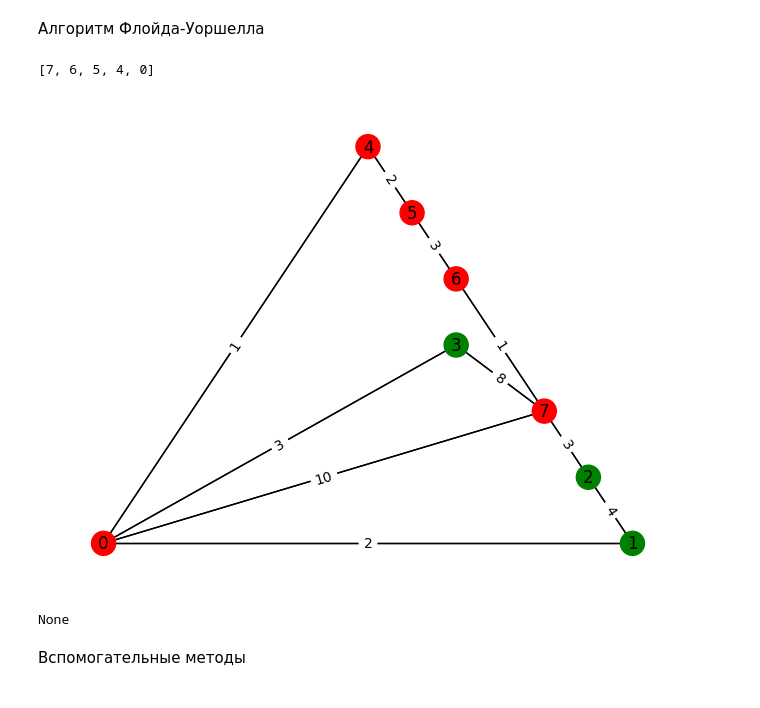
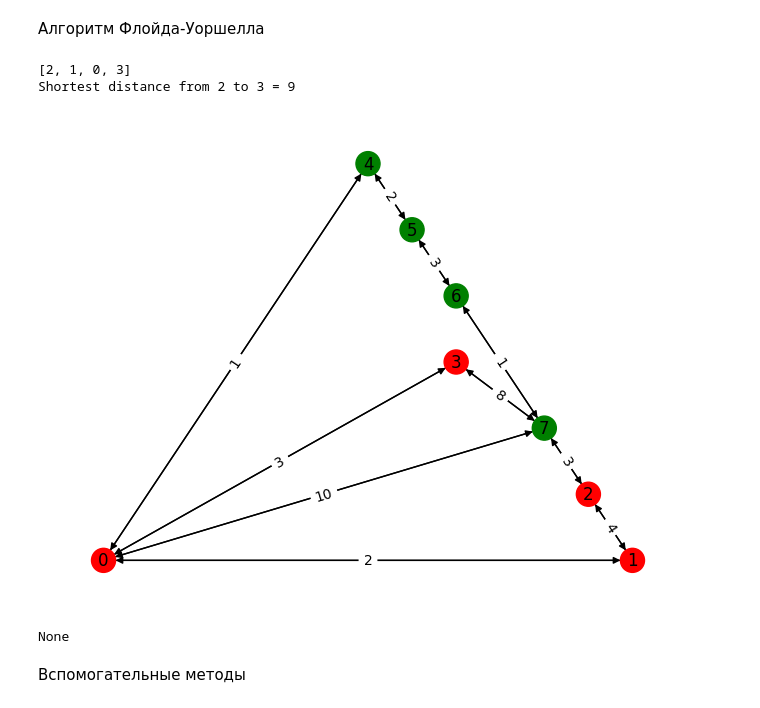
Before and after one commit to soochniik/DPSaA, a Jupyter notebook: labs/Lab3.ipynb, the cells around one changed output. Cells and saved outputs as stored; diff of their text form; code cells hidden in the pictures.

```diff
--- a/labs/Lab3.ipynb
+++ b/labs/Lab3.ipynb
@@ -31,9 +31,9 @@ import matplotlib.pyplot as plt
 import pylab
 import copy
 from heapq import *
-from collections import defaultdict
-max_int = float('Inf')
+from math import inf
 
+#восстановление пути из u в v
 def get_path(P, u, v):
     Path = [v]
     while v != u:
@@ -46,7 +46,7 @@ def toInf(M):
     for i in range(len(M)):
         for j in range(len(M)):
             if M[i][j] == 0:
-                M[i][j] = max_int
+                M[i][j] = inf
     return M
 
 #построение графа по матрице
@@ -59,7 +59,7 @@ def showGraph(Matrix, path):
         else:
             color_map.append('green')
     pos = nx.planar_layout(G)
-    nx.draw(G, pos, node_color=color_map, with_labels=True, arrows=False)
+    nx.draw(G, pos, node_color=color_map, with_labels=True, arrows=True)
     edge_weight = nx.get_edge_attributes(G,'weight')
     nx.draw_networkx_edge_labels(G, pos, edge_labels = edge_weight)
     return plt.show()
@@ -68,28 +68,31 @@ def showGraph(Matrix, path):
 # %%
 def Floyd(Matr, s, e):
     n = len(Matr)
     A = Matr
     Prev = [[j for j in range(n)] for i in range(n)]
     for k in range(n):
         for i in range(n):
             for j in range(n):
-                if A[i][k] < max_int and A[k][j] < max_int and A[i][k] + A[k][j] < A[i][j]:
+                if A[i][k] < inf and A[k][j] < inf and A[i][k] + A[k][j] < A[i][j]:
                     A[i][j] = A[i][k] + A[k][j]
                     Prev[i][j] = k
-    return (get_path(Prev, e, s))
+    return (get_path(Prev, e, s), A[start][end])
 
 with open('txt/matrix.txt') as f:
     Matrix = [list(map(int, row.split())) for row in f.readlines()]
-start = 7
-end = 0
-res = Floyd(toInf(Matrix), start, end)
+start = 2
+end = 3
+res, d = Floyd(toInf(Matrix), start, end)
 print(res)
+print('Shortest distance from ' + str(start) + ' to ' + str(end) + ' = '+ str(d))
+
 with open('txt/matrix.txt') as f:
     Matrix = [list(map(int, row.split())) for row in f.readlines()]
 print(showGraph(Matrix, res))
 # %% [output]
-[7, 6, 5, 4, 0]
+[2, 1, 0, 3]
+Shortest distance from 2 to 3 = 9
-[figure, old version]
+[figure, new version]
 None
 # %% [markdown]
 Вспомогательные методы
```
Also changed, not shown: parts of 10 cells of this notebook.
